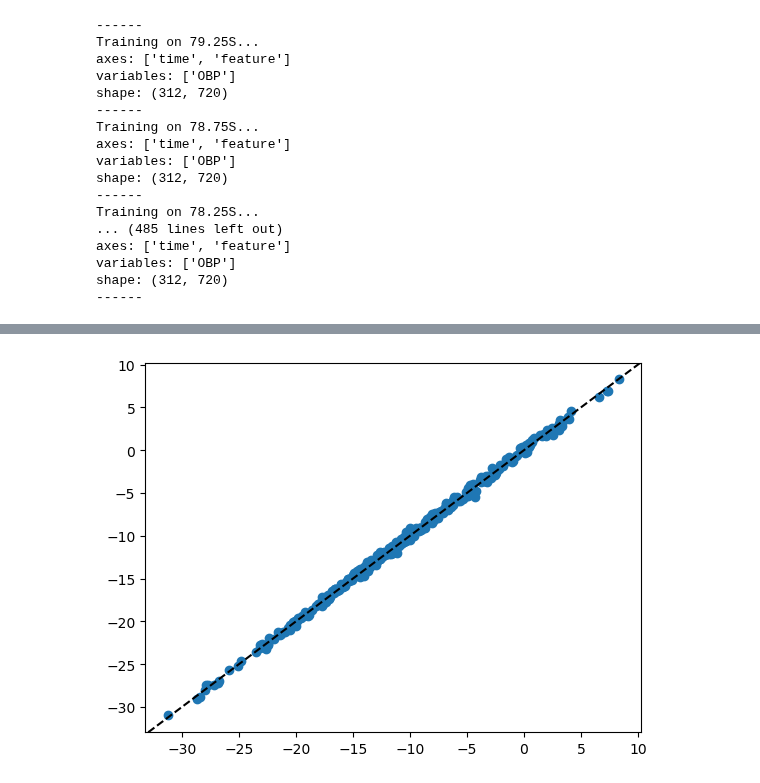
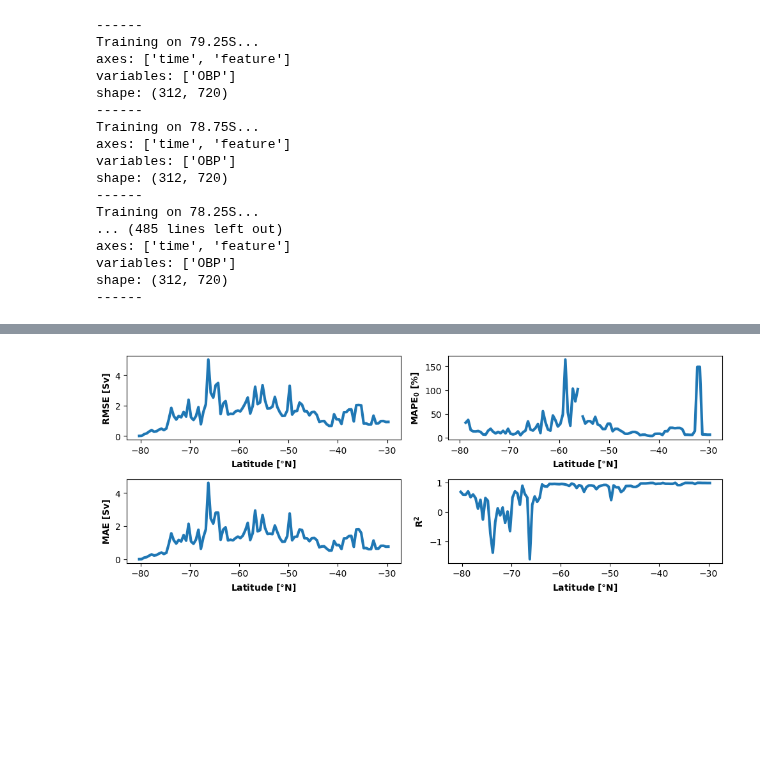
Before and after one commit to ai4er-cdt/OTP, a Jupyter notebook: notebooks/latitude_transfer_linear_regression.ipynb, the cells around one changed output, grey strips where cells are left out. Drawn from its saved outputs; the diff is of its cells as text; code cells hidden in the pictures; blank space fills up the shorter version.

```diff
--- a/notebooks/latitude_transfer_linear_regression.ipynb
+++ b/notebooks/latitude_transfer_linear_regression.ipynb
@@ -277,6 +280,8 @@ zonal_avg = False
 cv_folds = 4
 param_levels = 2
 var_subset = ['OBP']
+
+save_fp = '/Users/emiliolr/Desktop/regression_results/performance_vs_latitude_linear_regression_full_zonal.pickle'
 # %%
 # Getting surface vars for all lats
 southern_ocean = xr.open_dataset(os.path.join(data_home, 'ecco_data_minimal', 'southern_ocean.nc'))
@@ -365,6 +370,5 @@ shape: (312, 720)
 ------
 # %%
 # Saving results just in case, since the last cell takes a long time to run
-fp = '/Users/emiliolr/Desktop/regression_results/performance_vs_latitude_linear_regression_full_zonal.pickle'
-with open(fp, 'wb') as f:
+with open(save_fp, 'wb') as f:
     pickle.dump(meta_metric_dict, f)
@@ -393,11 +375,38 @@ for metric in meta_metric_dict:
-# %%
-lat = '60S'
-mocB_fp = f"{data_home}/ecco_data_minimal/{lat}_moc_density.pickle"
-
-with open(mocB_fp, 'rb') as f:
-    mocB = pickle.load(f)
-
-plt.axline((0, 0), slope = 1, linestyle = '--', color = 'black')
-plt.scatter(mocB, moc_all_lats.sel(latitude = -59.75).moc.values);
-# %% [output]
-[figure, removed]
+# %%
+# Plotting the performance as a function of latitude in the southern ocean
+with open(save_fp, 'rb') as f:
+    meta_metric_dict = pickle.load(f)
+
+for metric in meta_metric_dict:
+    meta_metric_dict[metric] = np.array(meta_metric_dict[metric])
+meta_metric_dict['MAPE'][meta_metric_dict['MAPE'] > 500] = np.nan
+
+fig, ax = plt.subplots(2, 2, figsize = (10, 4))
+
+i, j = 0, 0
+alt = True
+for metric in meta_metric_dict:
+    ax[i, j].plot(lats, meta_metric_dict[metric], linewidth = 3)
+
+    if metric == 'R^2':
+        y_label = 'R$\\mathbf{^2}$'
+    elif metric == 'MAPE':
+        y_label = 'MAPE$\\mathbf{_0}$ [%]'
+    else:
+        y_label = metric + ' [Sv]'
+
+    ax[i, j].set_xlabel('Latitude [$\\degree$N]', weight = 'bold')
+    ax[i, j].set_ylabel(y_label, weight = 'bold')
+
+    if alt:
+        alt = False
+        i = (i + 1) % 2
+    else:
+        alt = True
+        j = (j + 1) % 2
+
+plt.tight_layout()
+plt.savefig(f'/Users/emiliolr/Desktop/regression_results/linear_regression_all_lats_all_metrics.png', bbox_inches = 'tight', dpi = 300)
+plt.show()
+# %% [output]
+[figure, added]
```
Also changed, not shown: parts of 5 cells of this notebook, 1 other file.
